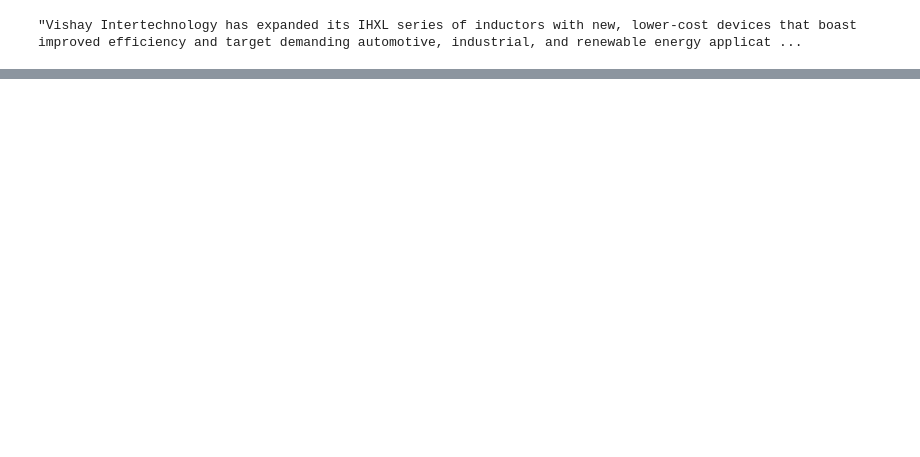
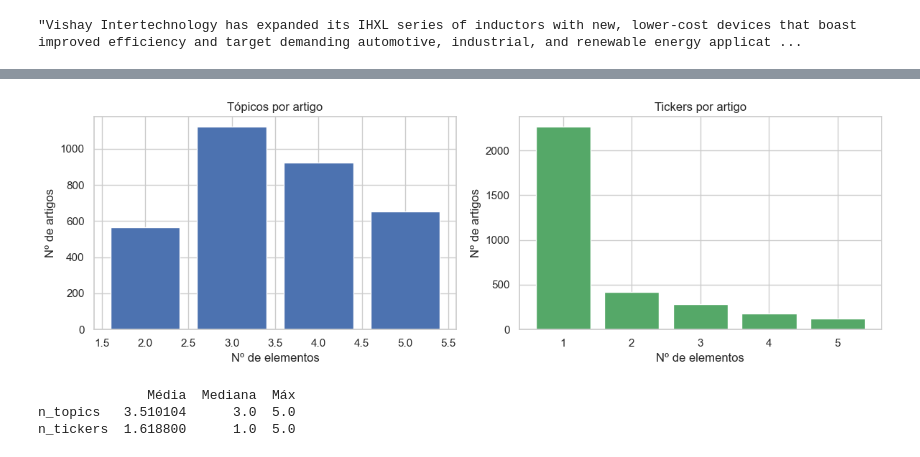
Before and after one commit to thiago2608santana/data-collection, a Jupyter notebook: exploration_alpha_vantage.ipynb, the cells around one changed output, grey strips where cells are left out. Saved outputs shown, nothing was run; the diff lists cells and outputs as text; code cells hidden in the pictures; blank space fills up the shorter version.

```diff
--- a/exploration_alpha_vantage.ipynb
+++ b/exploration_alpha_vantage.ipynb
@@ -49,0 +147,26 @@ df.select('summary').collect()[403][0]
+# %%
+# --- Distribuição do tamanho dos arrays aninhados ---
+df_sizes = df.select(
+    F.size('topics').alias('n_topics'),
+    F.size('ticker_sentiment').alias('n_tickers')
+)
+pdf_sizes = df_sizes.toPandas()
+
+fig, axes = plt.subplots(1, 2, figsize=(12, 4))
+for ax, col, title, color in [
+    (axes[0], 'n_topics', 'Tópicos por artigo', '#4C72B0'),
+    (axes[1], 'n_tickers', 'Tickers por artigo', '#55A868'),
+]:
+    counts = pdf_sizes[col].value_counts().sort_index()
+    ax.bar(counts.index, counts.values, color=color)
+    ax.set_title(title); ax.set_xlabel('Nº de elementos'); ax.set_ylabel('Nº de artigos')
+plt.tight_layout(); plt.show()
+
+desc = pdf_sizes.describe().T[['mean', '50%', 'max']]
+desc.columns = ['Média', 'Mediana', 'Máx']
+print(desc.to_string())
+# %% [output]
+[figure, added]
+              Média  Mediana  Máx
+n_topics   3.510104      3.0  5.0
+n_tickers  1.618800      1.0  5.0
```
Also changed, not shown: parts of 32 cells of this notebook, 4 other files.
